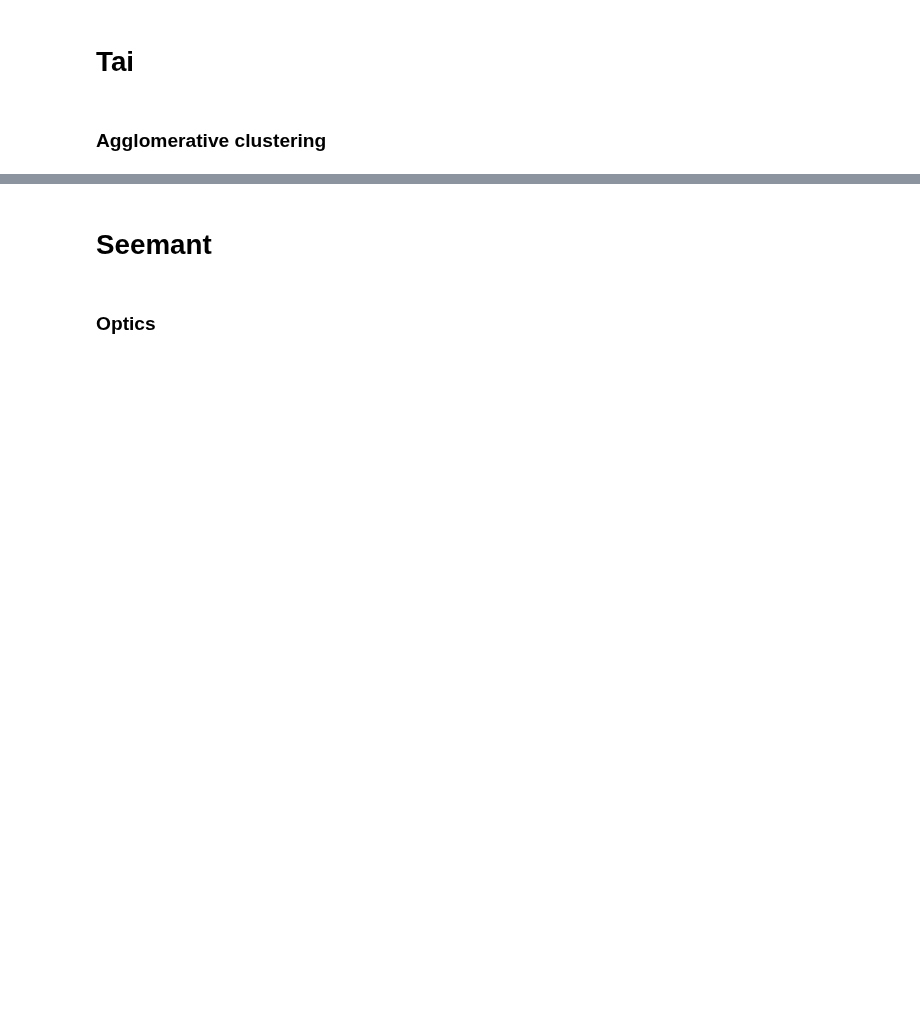
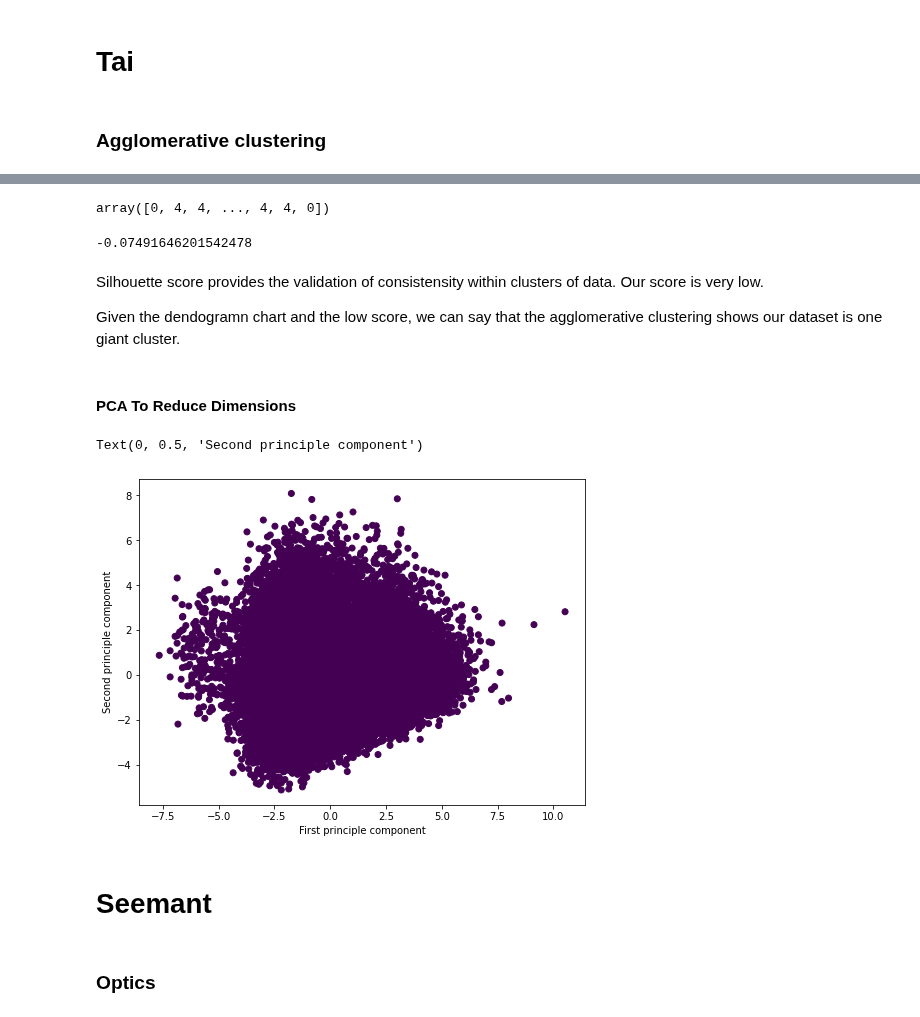
Before and after one commit to ravisiv/AussieWeatherEDA, a Jupyter notebook: Lab3_Group3_Chowdhury_Mittal_Srivastava_Sivaraman.ipynb, the cells around one changed output, grey strips where cells are left out. Drawn from its saved outputs; the diff is of its cells as text; code cells hidden in the pictures; blank space fills up the shorter version.

```diff
--- a/Lab3_Group3_Chowdhury_Mittal_Srivastava_Sivaraman.ipynb
+++ b/Lab3_Group3_Chowdhury_Mittal_Srivastava_Sivaraman.ipynb
@@ -982,0 +970,42 @@ We ran summary statistics on the final model dataset. We can see the various sat
+# %%
+#membership helps to see how are clusters are assigned with labels according to hierarchical clustering.
+membership = lac.labels_
+membership
+# %% [output]
+array([0, 4, 4, ..., 4, 4, 0])
+# %%
+ from sklearn.metrics import silhouette_score
+
+silhouette_score(X_new, membership)
+
+
+
+#https://en.wikipedia.org/wiki/Silhouette_(clustering)
+# %% [output]
+-0.07491646201542478
+# %% [markdown]
+Silhouette score provides the validation of consistensity within clusters of data. Our score is very low.
+
+Given the dendogramn chart and the low score, we can say that the agglomerative clustering shows our dataset is one giant cluster.
+# %% [markdown]
+#### PCA To Reduce Dimensions
+# %%
+from sklearn.preprocessing import MinMaxScaler
+from sklearn.preprocessing import StandardScaler
+from sklearn.decomposition import PCA
+
+scaler=StandardScaler()
+scaler.fit(X)
+scaled_data=scaler.transform(X)
+pca=PCA(n_components=6)
+pca.fit(scaled_data)
+
+x_pca=pca.transform(scaled_data)
+# %%
+plt.figure(figsize=(8,6))
+plt.scatter(x_pca[:,0],x_pca[:,1],c=X['IsRainToday'])
+plt.xlabel('First principle component')
+plt.ylabel('Second principle component')
+# %% [output]
+Text(0, 0.5, 'Second principle component')
+[figure, added]
```
Also changed, not shown: parts of 16 cells of this notebook, 1 other file.
